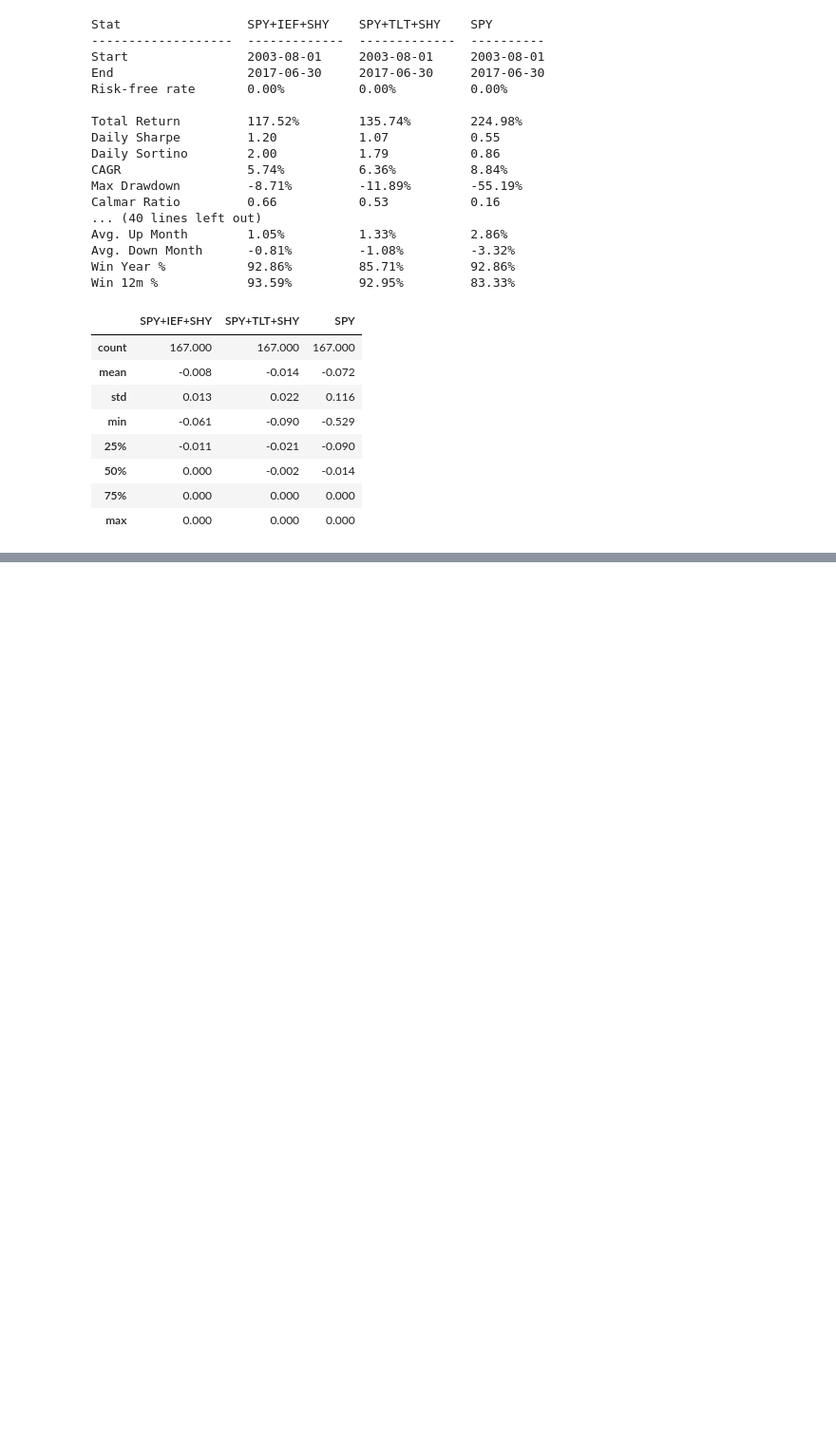
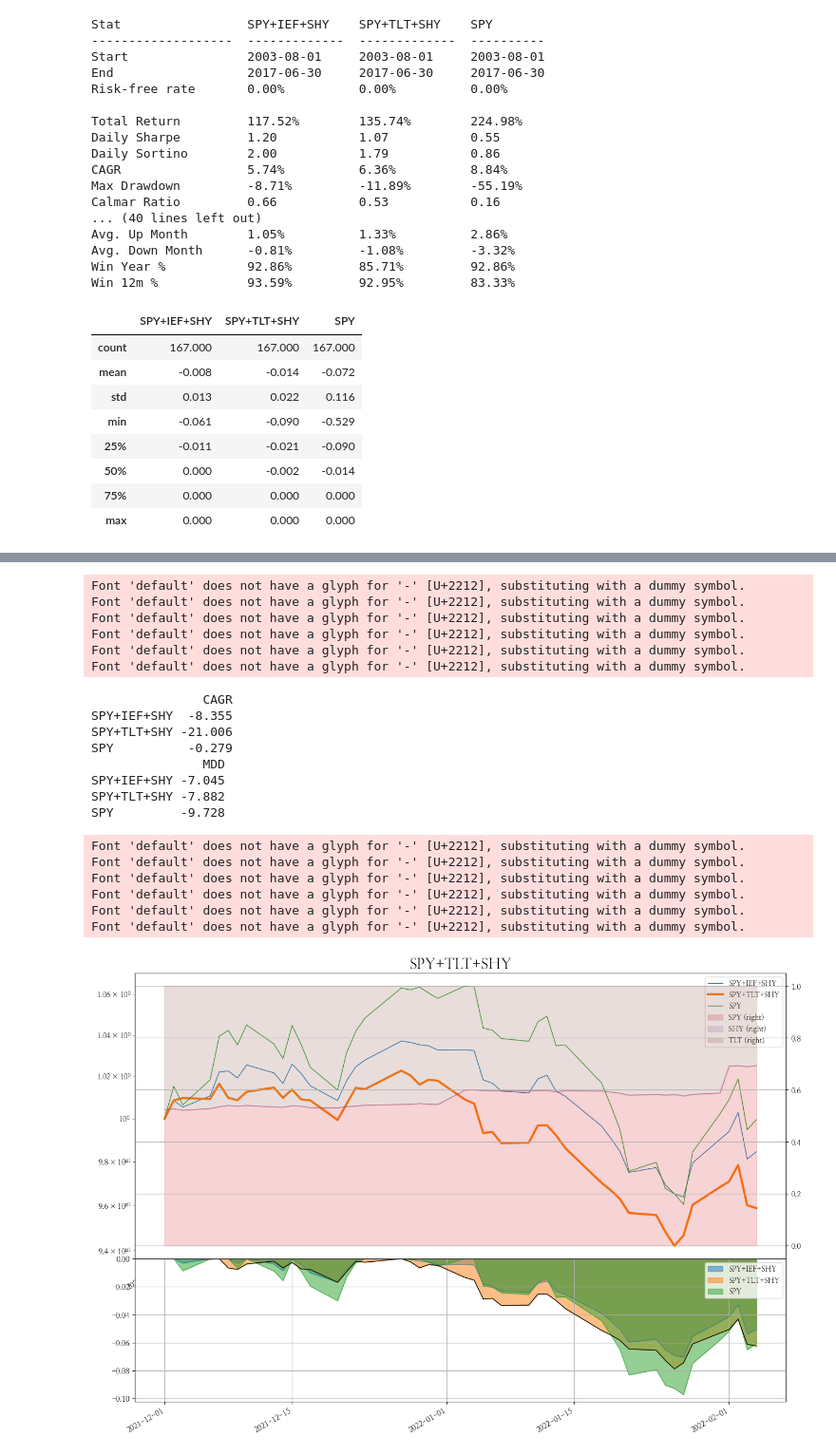
Before and after one commit to hermian/startetf, a Jupyter notebook: 2.35_주식채권현금_평균모멘텀스코어_분산투자_미국.ipynb, the cells around one changed output, grey strips where cells are left out. Shown at 95% size. Saved outputs shown, nothing was run; the diff lists cells and outputs as text; code cells hidden in the pictures; blank space fills up the shorter version.

```diff
--- a/2.35_주식채권현금_평균모멘텀스코어_분산투자_미국.ipynb
+++ b/2.35_주식채권현금_평균모멘텀스코어_분산투자_미국.ipynb
@@ -242,0 +259,24 @@ plot_assets(r_all, start, '2021', 'SPY+IEF+SHY')
+# %%
+plot_assets(r_all, '2021-12', '2022', 'SPY+TLT+SHY')
+# %% [output]
+Font 'default' does not have a glyph for '-' [U+2212], substituting with a dummy symbol.
+Font 'default' does not have a glyph for '-' [U+2212], substituting with a dummy symbol.
+Font 'default' does not have a glyph for '-' [U+2212], substituting with a dummy symbol.
+Font 'default' does not have a glyph for '-' [U+2212], substituting with a dummy symbol.
+Font 'default' does not have a glyph for '-' [U+2212], substituting with a dummy symbol.
+Font 'default' does not have a glyph for '-' [U+2212], substituting with a dummy symbol.
+               CAGR
+SPY+IEF+SHY  -8.355
+SPY+TLT+SHY -21.006
+SPY          -0.279
+               MDD
+SPY+IEF+SHY -7.045
+SPY+TLT+SHY -7.882
+SPY         -9.728
+Font 'default' does not have a glyph for '-' [U+2212], substituting with a dummy symbol.
+Font 'default' does not have a glyph for '-' [U+2212], substituting with a dummy symbol.
+Font 'default' does not have a glyph for '-' [U+2212], substituting with a dummy symbol.
+Font 'default' does not have a glyph for '-' [U+2212], substituting with a dummy symbol.
+Font 'default' does not have a glyph for '-' [U+2212], substituting with a dummy symbol.
+Font 'default' does not have a glyph for '-' [U+2212], substituting with a dummy symbol.
+[figure, added]
```
Also changed, not shown: parts of 12 cells of this notebook.
